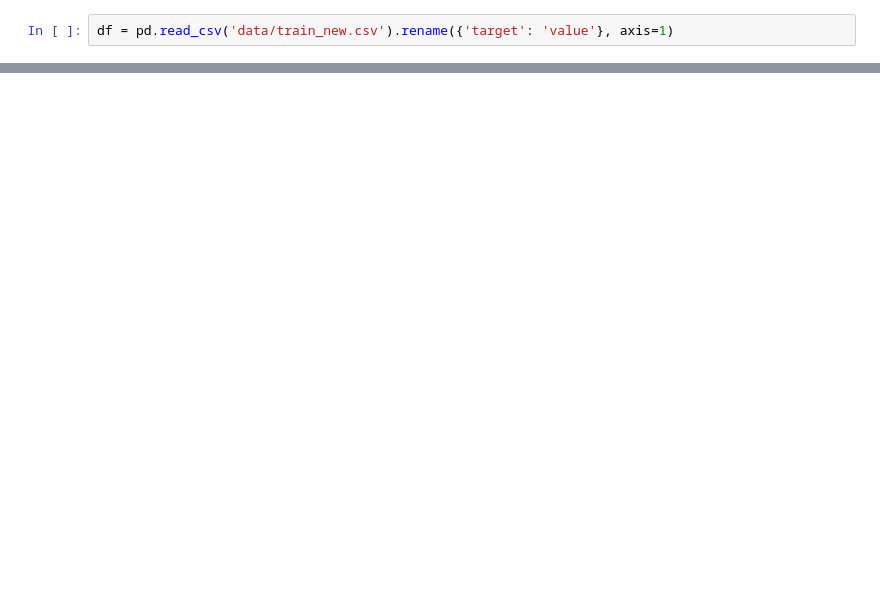
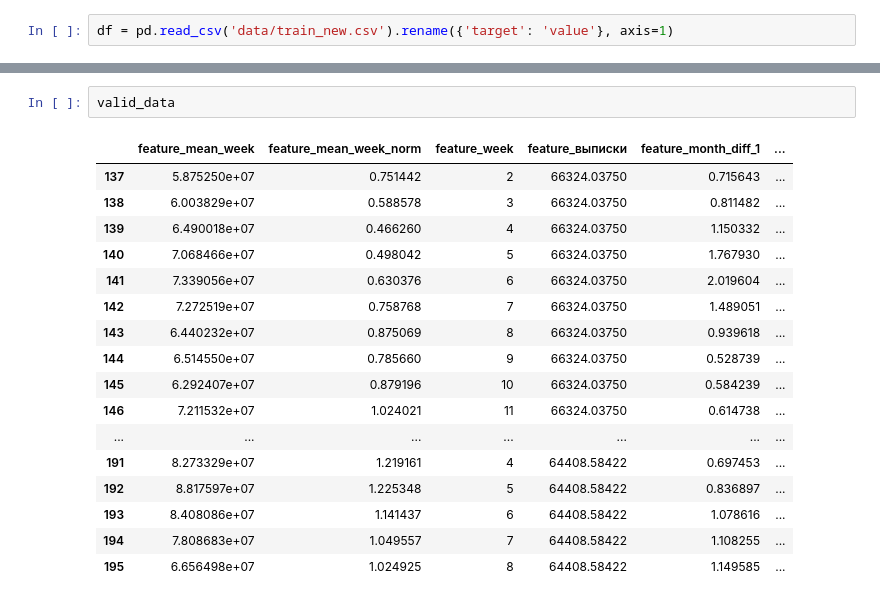
Before and after one commit to kdimon15/hack_media, a Jupyter notebook: 1 copy.ipynb, the cells around one changed output, grey strips where cells are left out. Saved outputs shown, nothing was run; the diff lists cells and outputs as text; blank space fills up the shorter version.

```diff
--- a/1 copy.ipynb
+++ b/1 copy.ipynb
@@ -118,3 +136,23 @@ np.mean([x[0] for x in all_metrics]), np.mean([x[1] for x in all_metrics])
+# %%
+valid_data
+# %% [output]
+|  | feature_mean_week | feature_mean_week_norm | feature_week | feature_выписки | feature_month_diff_1 | ... |
+| 137 | 5.875250e+07 | 0.751442 | 2 | 66324.03750 | 0.715643 | ... |
+| 138 | 6.003829e+07 | 0.588578 | 3 | 66324.03750 | 0.811482 | ... |
+| 139 | 6.490018e+07 | 0.466260 | 4 | 66324.03750 | 1.150332 | ... |
+| 140 | 7.068466e+07 | 0.498042 | 5 | 66324.03750 | 1.767930 | ... |
+| 141 | 7.339056e+07 | 0.630376 | 6 | 66324.03750 | 2.019604 | ... |
+| 142 | 7.272519e+07 | 0.758768 | 7 | 66324.03750 | 1.489051 | ... |
+| 143 | 6.440232e+07 | 0.875069 | 8 | 66324.03750 | 0.939618 | ... |
+| 144 | 6.514550e+07 | 0.785660 | 9 | 66324.03750 | 0.528739 | ... |
+| 145 | 6.292407e+07 | 0.879196 | 10 | 66324.03750 | 0.584239 | ... |
+| 146 | 7.211532e+07 | 1.024021 | 11 | 66324.03750 | 0.614738 | ... |
+| ... | ... | ... | ... | ... | ... | ... |
+| 191 | 8.273329e+07 | 1.219161 | 4 | 64408.58422 | 0.697453 | ... |
+| 192 | 8.817597e+07 | 1.225348 | 5 | 64408.58422 | 0.836897 | ... |
+| 193 | 8.408086e+07 | 1.141437 | 6 | 64408.58422 | 1.078616 | ... |
+| 194 | 7.808683e+07 | 1.049557 | 7 | 64408.58422 | 1.108255 | ... |
+| 195 | 6.656498e+07 | 1.024925 | 8 | 64408.58422 | 1.149585 | ... |
 # %%
 plt.plot(valid_data['target_1'].tolist()[:28])
 plt.plot([x[0] for x in all_preds])
```
Also changed, not shown: parts of 7 cells of this notebook, 2 other files.
